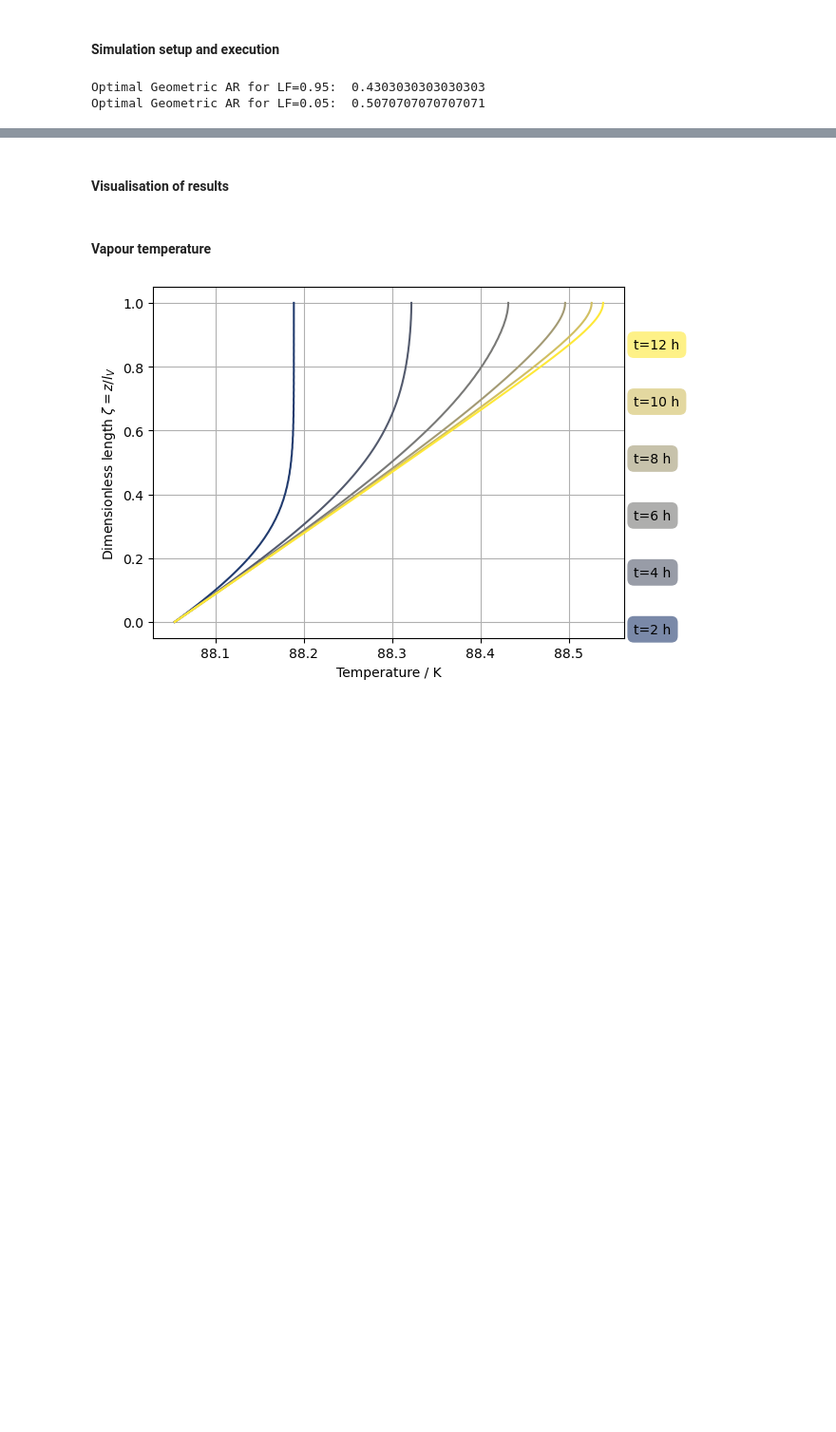
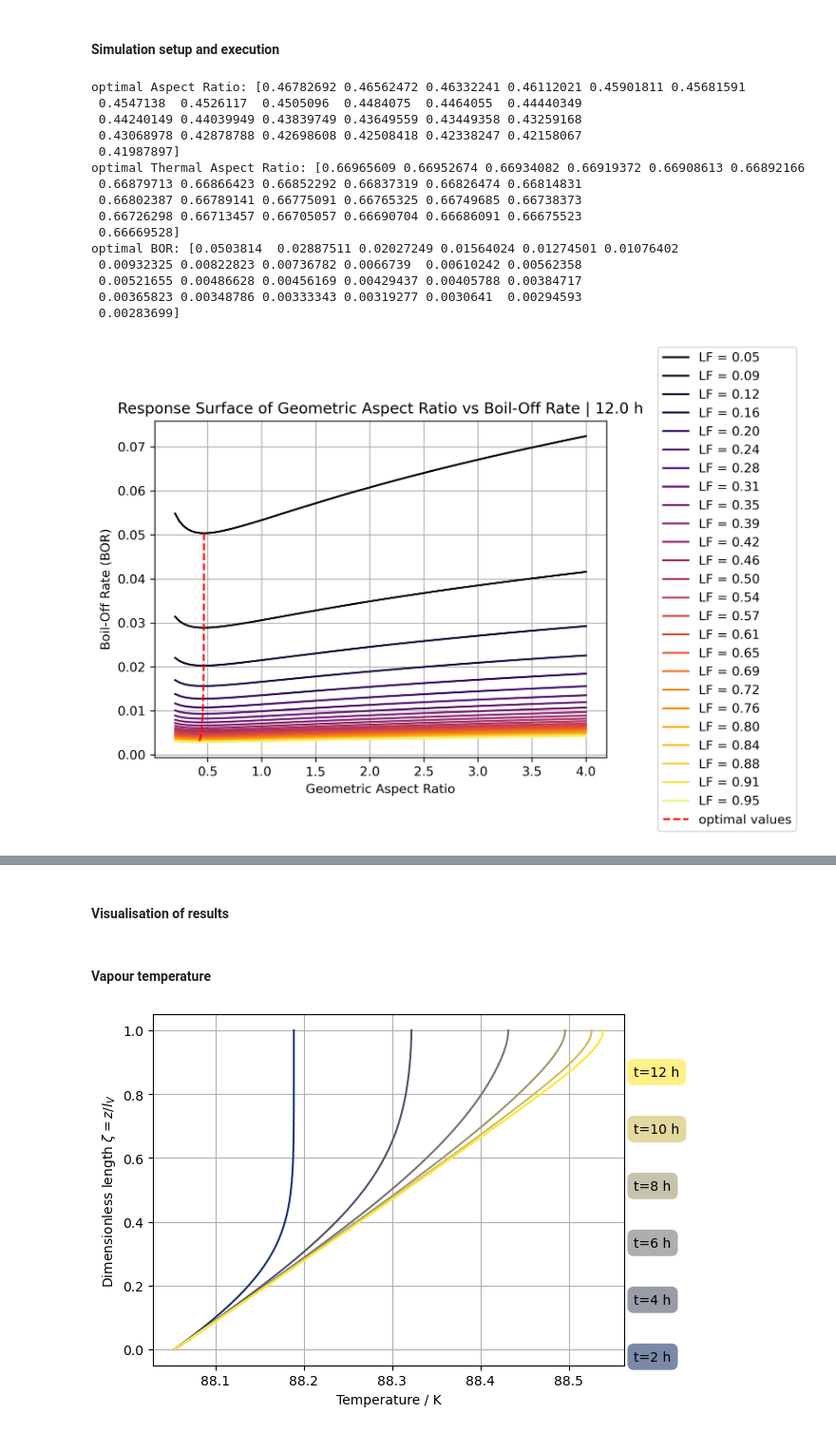
Before and after one commit to felipehuerta17/CryoEvap, a Jupyter notebook: notebooks/LAES_opti.ipynb, the cells around one changed output, grey strips where cells are left out. Shown at 95% size. Cells and saved outputs as stored; diff of their text form; code cells hidden in the pictures; blank space fills up the shorter version.

Commit message:
feat: sensitivity analysis, update CSV data and LAES case of study

```diff
--- a/notebooks/LAES_opti.ipynb
+++ b/notebooks/LAES_opti.ipynb
@@ -107,6 +123,6 @@ Bottom heat flux ingress for r_q = 0.3:  14.888194591744503  W/m^2
 # %%
 # Set fixed bottom heat ingress
-q_b_fixed = 14.888195
+q_b_fixed = 80.65265859116704
 
 # Initialize large-scale tank
 large_tank = Tank(d_i, d_o, V_tank, LF)
@@ -154,7 +170,7 @@ BOR = 0.289 %
 dz = 0.1
 
 # Calculate number of nodes
-n_z = 10 #+ int(np.round(large_tank.l_V/dz, 0))
+n_z = 50 #+ int(np.round(large_tank.l_V/dz, 0))
 
 # Define dimensionless computational grid
 large_tank.z_grid = np.linspace(0, 1, n_z)
@@ -177,33 +193,47 @@ large_tank.plot_interval = evap_time/6
 # %%
 opti = Opti_jax(large_tank)
 # %%
-folder    = "../Results/Data/"
-optimos   = pd.read_csv(folder + 'LAES_opti_30d_LFs_rq03.csv')
-optimo_95 = optimos["Geometric_AR"].iloc[optimos["BOR_LF_0.95"].idxmin()]
-optimo_05 = optimos["Geometric_AR"].iloc[optimos["BOR_LF_0.05"].idxmin()]
-print("Optimal Geometric AR for LF=0.95: ", optimo_95)
-print("Optimal Geometric AR for LF=0.05: ", optimo_05)
+# folder    = "../Results/Data/"
+# optimos   = pd.read_csv(folder + 'LAES_opti_30d_LFs_rq03.csv')
+# optimo_95 = optimos["Geometric_AR"].iloc[optimos["BOR_LF_0.95"].idxmin()]
+# optimo_05 = optimos["Geometric_AR"].iloc[optimos["BOR_LF_0.05"].idxmin()]
+# print("Optimal Geometric AR for LF=0.95: ", optimo_95)
+# print("Optimal Geometric AR for LF=0.05: ", optimo_05)
-# %% [output]
-Optimal Geometric AR for LF=0.95:  0.4303030303030303
-Optimal Geometric AR for LF=0.05:  0.5070707070707071
 # %%
-# Exportar perfil de temperatura
-opti.time = 3600 * 24 * 30
-opti_ar   = 0.430303030303030
-sol       = opti.evaporate(opti_ar)
+# # Exportar perfil de temperatura
+# opti.time = 3600 * 24 * 30
+# opti_ar   = 0.430303030303030
+# sol       = opti.evaporate(opti_ar)
 
-# Convert sol.ys[:,1:] to DataFrame
-df_sol = pd.DataFrame(sol.ys[:,1:])
-df_sol.insert(0, "Time (s)", sol.ts)
+# # Convert sol.ys[:,1:] to DataFrame
+# df_sol = pd.DataFrame(sol.ys[:,1:])
+# df_sol.insert(0, "Time (s)", sol.ts)
 
-# Export to CSV
-folder = "../Results/Data/"
-df_sol.to_csv(folder + 'T_V_LF95_30days_rq03.csv', index=False)
+# # Export to CSV
+# folder = "../Results/Data/"
+# df_sol.to_csv(folder + 'T_V_LF95_30days_rq03.csv', index=False)
 # %%
 folder = "../Results/Data/"
-filename = folder + 'LAES_opti_1y_LFs_rq07.csv'
+filename = folder + 'LAES_opti_12h_LFs_rq07.csv'
 opti.plot_surface_response_thermal_aspect_ratio_liquid_filling(jnp.linspace(0.2, 4, 100),
-                                                               jnp.linspace(0.5, 0.95, 10),
-                                                               365*24*3600,
+                                                               jnp.linspace(0.05, 0.95, 25),
+                                                               12*3600,
                                                                save=True,
                                                                filename=filename)
+# %% [output]
+optimal Aspect Ratio: [0.46782692 0.46562472 0.46332241 0.46112021 0.45901811 0.45681591
+ 0.4547138  0.4526117  0.4505096  0.4484075  0.4464055  0.44440349
+ 0.44240149 0.44039949 0.43839749 0.43649559 0.43449358 0.43259168
+ 0.43068978 0.42878788 0.42698608 0.42508418 0.42338247 0.42158067
+ 0.41987897]
+optimal Thermal Aspect Ratio: [0.66965609 0.66952674 0.66934082 0.66919372 0.66908613 0.66892166
+ 0.66879713 0.66866423 0.66852292 0.66837319 0.66826474 0.66814831
+ 0.66802387 0.66789141 0.66775091 0.66765325 0.66749685 0.66738373
+ 0.66726298 0.66713457 0.66705057 0.66690704 0.66686091 0.66675523
+ 0.66669528]
+optimal BOR: [0.0503814  0.02887511 0.02027249 0.01564024 0.01274501 0.01076402
+ 0.00932325 0.00822823 0.00736782 0.0066739  0.00610242 0.00562358
+ 0.00521655 0.00486628 0.00456169 0.00429437 0.00405788 0.00384717
+ 0.00365823 0.00348786 0.00333343 0.00319277 0.0030641  0.00294593
+ 0.00283699]
+[figure, added]
```
Also changed, not shown: parts of 9 cells of this notebook, 37 other files.
